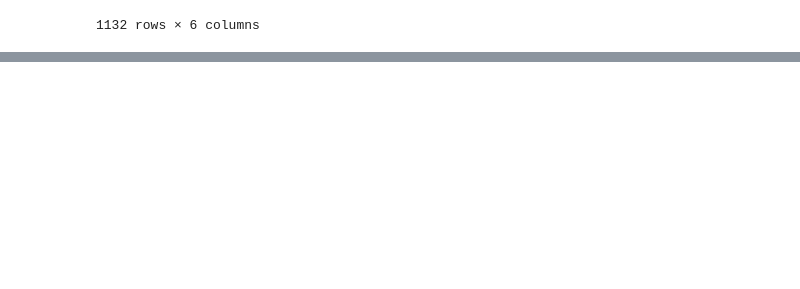
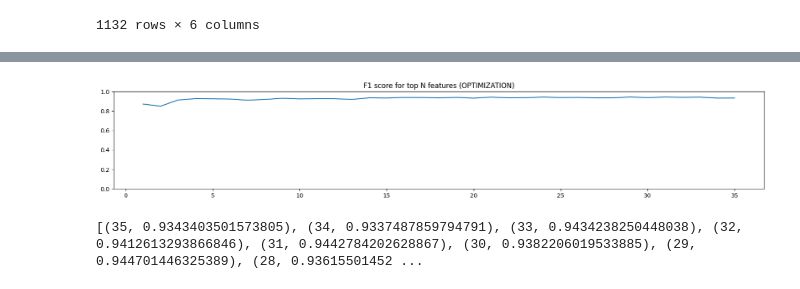
Before and after one commit to IDMP-B-2022/done-soon, a Jupyter notebook: classifiers.ipynb, the cells around one changed output, grey strips where cells are left out. Saved outputs shown, nothing was run; the diff lists cells and outputs as text; code cells hidden in the pictures; blank space fills up the shorter version.

```diff
--- a/classifiers.ipynb
+++ b/classifiers.ipynb
@@ -83,7 +111,7 @@ for i, normal in tqdm(enumerate(all_normal_files)):
 
 
                             data.append({
-                                'normal_time': normal_time * 0.001,
+                                'normal_time': normal_time,
                                 'stat_time': final_statistic['search_time'],
                                 'problem': normal,
                                 'statistics': statistics_per_half_percent,
@@ -171,0 +331,29 @@ for i in tqdm(range(1,200)):
+# %%
+sorted_importance_indices = np.argsort(importances)[::-1][:35]
+
+def f1_with_n_top_features(n, importance_column_indices):
+    summed = 0
+    for i in range(0, 10):
+        X_train, X_test, y_train, y_test  = train_test_split(df.drop(columns = ["solved_within_time_limit"]),\
+                                                     df["solved_within_time_limit"], test_size=0.25)
+        rf_reg = RandomForestClassifier(min_samples_leaf = 5)
+        rf_reg.fit(X_train.iloc[:, importance_column_indices[:n]], y_train)
+
+        predictions = rf_reg.predict(X_test.iloc[:, importance_column_indices[:n]])
+        summed += f1_score(y_test, predictions)
+    return summed / 10
+
+
+
+f1_scores = [(i, f1_with_n_top_features(i, sorted_importance_indices)) for i in range(1, len(sorted_importance_indices) + 1)[::-1]]
+
+plt.title(f'F1 score for top N features ({"OPTIMIZATION" if data_types_to_consider is InstanceType.OPTIMIZATION else "SAT"})')
+plt.plot([a[0] for a in f1_scores], [a[1] for a in f1_scores])
+plt.gca().set_ylim([0,1])
+plt.rcParams["figure.figsize"] = (20,3)
+plt.show()
+
+print(f1_scores)
+# %% [output]
+[figure, added]
+[(35, 0.9343403501573805), (34, 0.9337487859794791), (33, 0.9434238250448038), (32, 0.9412613293866846), (31, 0.9442784202628867), (30, 0.9382206019533885), (29, 0.944701446325389), (28, 0.93615501452 ...
```
Also changed, not shown: parts of 23 cells of this notebook.
